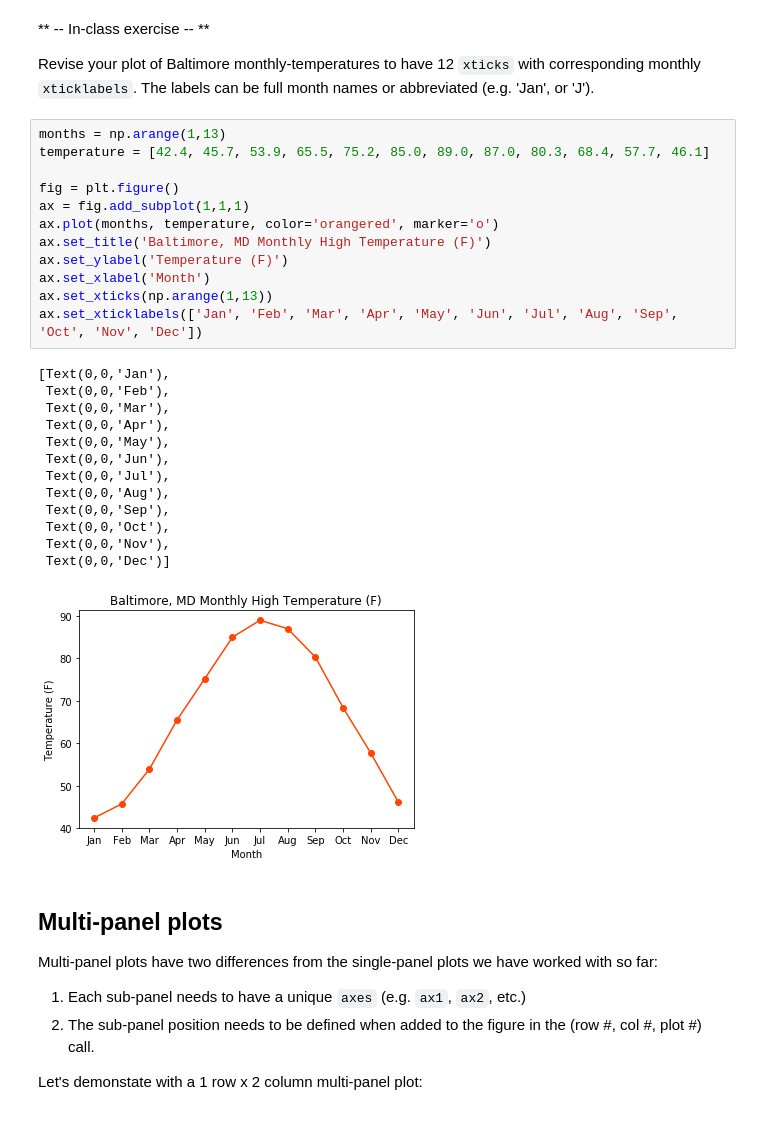
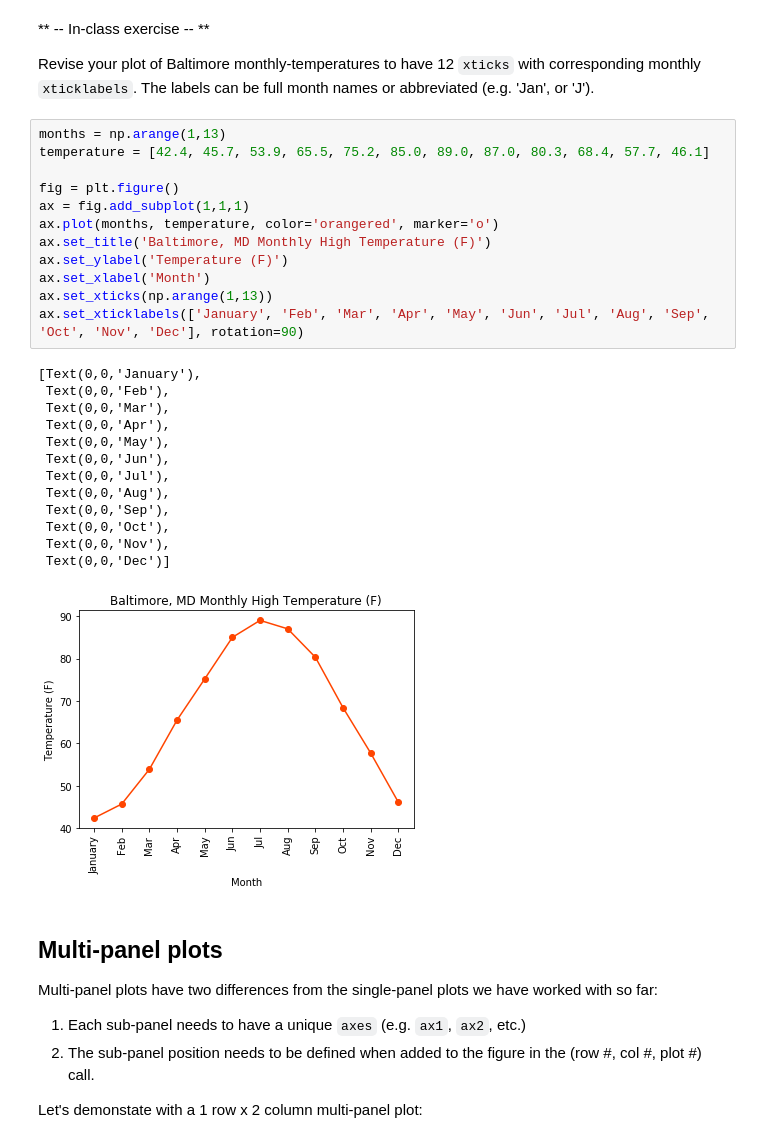
Before and after one commit to neil-berg/AOS51, a Jupyter notebook: AOS51_Fall_2018_#3_KEY.ipynb, the cells around one changed output. Cells and saved outputs as stored; diff of their text form.

Commit message:
revised figure layout

```diff
--- a/AOS51_Fall_2018_#3_KEY.ipynb
+++ b/AOS51_Fall_2018_#3_KEY.ipynb
@@ -119,29 +119,29 @@ Revise your plot of Baltimore monthly-temperatures to have 12 `xticks` with corr
 # %%
 months = np.arange(1,13)
 temperature = [42.4, 45.7, 53.9, 65.5, 75.2, 85.0, 89.0, 87.0, 80.3, 68.4, 57.7, 46.1]
 
 fig = plt.figure()
 ax = fig.add_subplot(1,1,1)
 ax.plot(months, temperature, color='orangered', marker='o')
 ax.set_title('Baltimore, MD Monthly High Temperature (F)')
 ax.set_ylabel('Temperature (F)')
 ax.set_xlabel('Month')
 ax.set_xticks(np.arange(1,13))
-ax.set_xticklabels(['Jan', 'Feb', 'Mar', 'Apr', 'May', 'Jun', 'Jul', 'Aug', 'Sep', 'Oct', 'Nov', 'Dec'])
+ax.set_xticklabels(['January', 'Feb', 'Mar', 'Apr', 'May', 'Jun', 'Jul', 'Aug', 'Sep', 'Oct', 'Nov', 'Dec'], rotation=90)
 # %% [output]
-[Text(0,0,'Jan'),
+[Text(0,0,'January'),
  Text(0,0,'Feb'),
  Text(0,0,'Mar'),
  Text(0,0,'Apr'),
  Text(0,0,'May'),
  Text(0,0,'Jun'),
  Text(0,0,'Jul'),
  Text(0,0,'Aug'),
  Text(0,0,'Sep'),
  Text(0,0,'Oct'),
  Text(0,0,'Nov'),
  Text(0,0,'Dec')]
-[figure, old version]
+[figure, new version]
 # %% [markdown]
 ## Multi-panel plots
 
```
Also changed, not shown: parts of 1 cell of this notebook.
